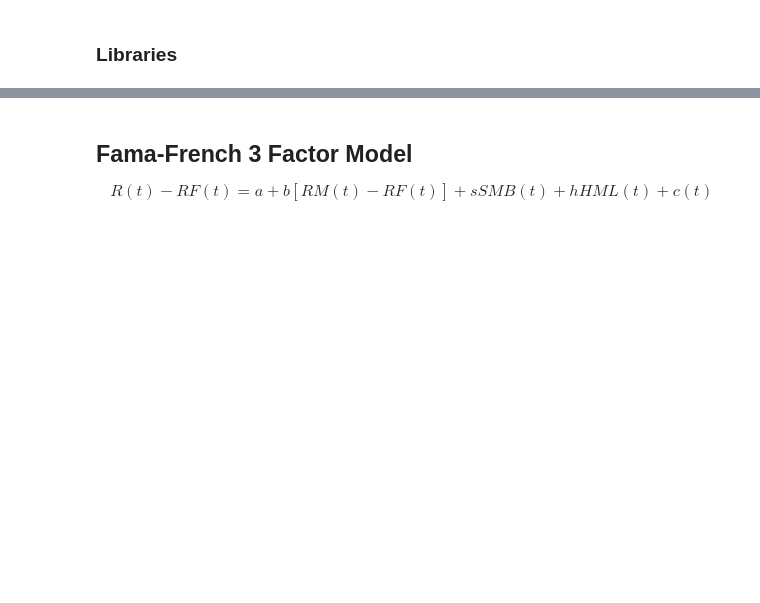
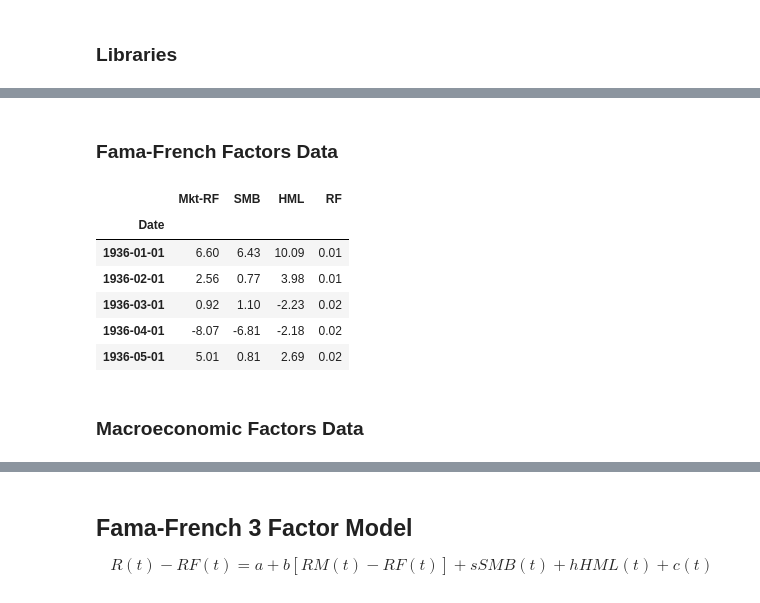
Before and after one commit to Hemasrikar/Financial-Statistics-and-Econometrics, a Jupyter notebook: asset_pricing_tests.ipynb, the cells around one changed output, grey strips where cells are left out. Drawn from its saved outputs; the diff is of its cells as text; code cells hidden in the pictures; blank space fills up the shorter version.

```diff
--- a/asset_pricing_tests.ipynb
+++ b/asset_pricing_tests.ipynb
@@ -34,11 +52,23 @@ df.head()
+# %% [markdown]
+### Fama-French Factors Data
 # %%
-factors = pd.read_excel("data/Data_FE.xlsx", sheet_name="Fama-French factors")
+FF_factors = pd.read_excel("data/Data_FE.xlsx", sheet_name="Fama-French factors")
 
 # Convert Date column to Year-Month
-date_col = factors.columns[0]
+date_col = FF_factors.columns[0]
 
-factors[date_col] = pd.to_datetime(factors[date_col].astype(int), format="%Y%m")
-factors = factors.set_index(factors.columns[0])
-factors = factors.apply(pd.to_numeric)
+FF_factors[date_col] = pd.to_datetime(FF_factors[date_col].astype(int), format="%Y%m")
+FF_factors = FF_factors.set_index(FF_factors.columns[0])
+FF_factors = FF_factors.apply(pd.to_numeric)
 
-factors.head()
+FF_factors.head()
+# %% [output]
+|  | Mkt-RF | SMB | HML | RF |
+| Date |  |  |  |  |
+| 1936-01-01 | 6.60 | 6.43 | 10.09 | 0.01 |
+| 1936-02-01 | 2.56 | 0.77 | 3.98 | 0.01 |
+| 1936-03-01 | 0.92 | 1.10 | -2.23 | 0.02 |
+| 1936-04-01 | -8.07 | -6.81 | -2.18 | 0.02 |
+| 1936-05-01 | 5.01 | 0.81 | 2.69 | 0.02 |
+# %% [markdown]
+### Macroeconomic Factors Data
```
Also changed, not shown: parts of 22 cells of this notebook.
